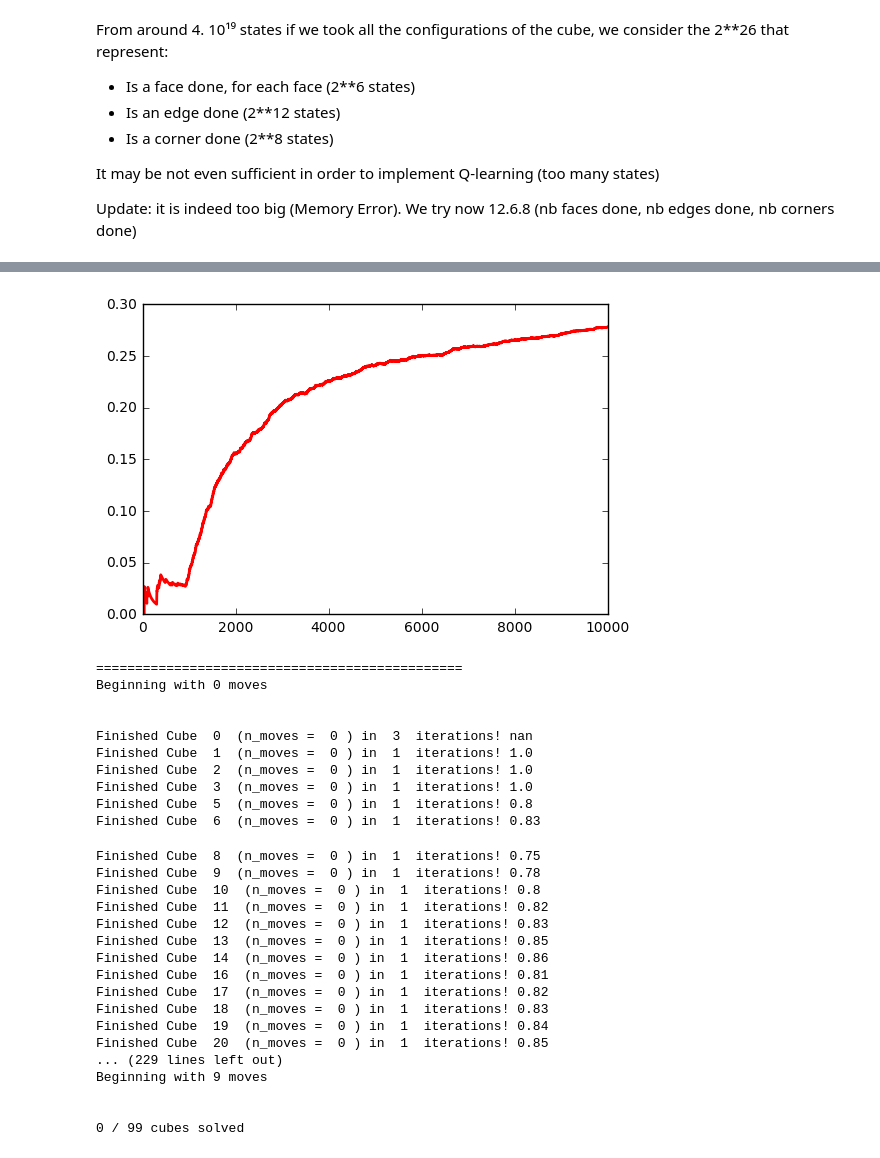
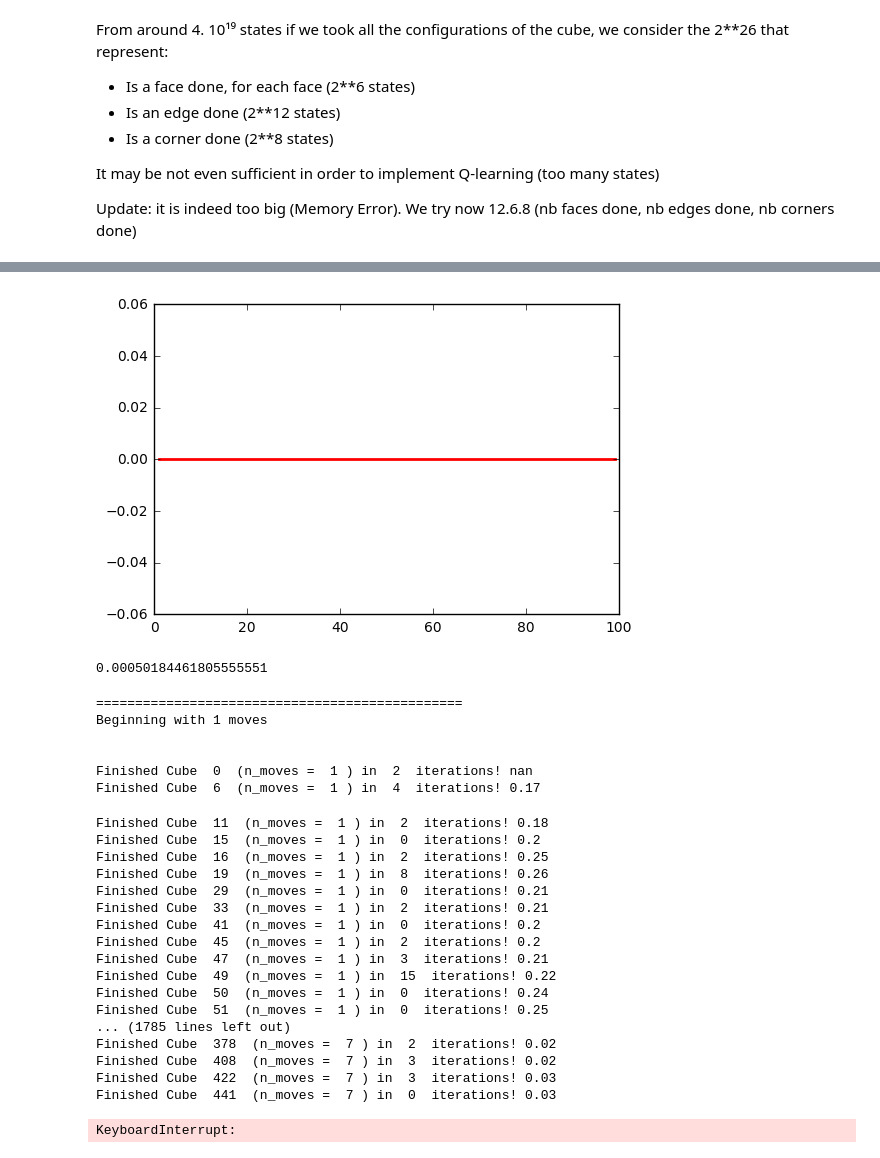
Before and after one commit to MarcSzafraniec/RubiksLearning, a Jupyter notebook: Q_learning_basic.ipynb, the cells around one changed output, grey strips where cells are left out. Cells and saved outputs as stored; diff of their text form; code cells hidden in the pictures.

```diff
--- a/Q_learning_basic.ipynb
+++ b/Q_learning_basic.ipynb
@@ -30,4 +30,7 @@ epsilon = 0.15
 beta = 3./4
+# %%
+def entropy(c):
+    return np.sum([len(np.unique(c.stickers[i])) for i in range(len(c.stickers))])
 # %%
 def all_actions(N): #rotate by +90° / by -90°
     actions = []
@@ -45,7 +48,7 @@ def reward_cube(c):
     nce = numCompleteEdges(c,edges)
     ncc = numCompleteCorners(c,corners)
 
-    return 2*nce + 3*ncc + 50*ncf
+    return 2*nce + 3*ncc + 150*ncf - entropy(c)
 
 def state_cube(c):
     #determining the new state
@@ -98,6 +101,7 @@ def Q_learning(c_init,Tmax,nb_episodes, n_moves,Q_t = None, N = None):
     nb_iterations = []
 
     for episode in range(nb_episodes):
+#         print("======================== New Episode ",episode,"=========================")
         c = copy.deepcopy(c_init)
         c.randomize(n_moves) #we randomize n_moves times in order to have a "well mixed" cube
         cumulated_reward = 0
@@ -114,12 +118,11 @@ def Q_learning(c_init,Tmax,nb_episodes, n_moves,Q_t = None, N = None):
                 index_action = rd.randint(0,nb_actions-1)
             a_t = index_action
             f,l,d = actions[a_t]
-            c.move(f,l,d)
-            R_t = reward_cube(c)
 #             c.render()
 #             plt.show()
-#             print(R_t)
-
+#             c.move(f,l,d)
+            R_t = reward_cube(c)
+#             print(i,"-",R_t)
             #determining the new state
             corners_new,faces_new = state_cube(c)
 
@@ -133,6 +136,8 @@ def Q_learning(c_init,Tmax,nb_episodes, n_moves,Q_t = None, N = None):
 
             if corners_new == 255 and faces_new == 63:
                 print("Finished Cube ",episode," (n_moves = ",n_moves,") in ",i," iterations!", round(np.sum(np.array(nb_iterations) != Tmax)/episode,2))
+                Q_t[corners,faces,a_t] = (1 - alpha(N[corners,faces,a_t])) * Q_t[corners,faces,a_t] + \
+                    alpha(N[corners,faces,a_t])*10000
                 nb_iterations[-1] = i
                 break
 
@@ -143,5 +148,5 @@ def Q_learning(c_init,Tmax,nb_episodes, n_moves,Q_t = None, N = None):
 
     return N,Q_t,list_cumulated_reward,list_rewards,nb_iterations
 # %%
-N,Q_learned,list_cumulated_reward,list_rewards,nb_iterations = Q_learning(c_init=Cube(3),Tmax=15,nb_episodes=10000,n_moves = 2)
+N,Q_learned,list_cumulated_reward,list_rewards,nb_iterations = Q_learning(c_init=Cube(3),Tmax=10,nb_episodes=100,n_moves = 1)
 # %% [output]
@@ -165,42 +154,43 @@ Finished Cube  9999  (n_moves =  2 ) in  5  iterations! 0.28
 # %%
 # plt.plot(nb_iterations, "b")
-plt.plot([np.sum(np.array(nb_iterations)[:i] != 15)/i for i in range(len(nb_iterations))], "r", linewidth = 2)
+plt.plot([np.sum(np.array(nb_iterations)[:i] != 10)/i for i in range(len(nb_iterations))], "r", linewidth = 2)
 plt.show()
 # %% [output]
-[figure, old version]
+[figure, new version]
+# %%
+np.sum(Q_learned != 1)/Q_learned.size
+# %% [output]
+0.00050184461805555551
 # %%
 N = None
 Q_learned = None
 
-for n_moves in range(10):
+for n_moves in range(1,10):
 
     print("\n===============================================\nBeginning with",n_moves,"moves\n\n")
-    N,Q_learned,list_cumulated_reward,list_rewards,nb_iterations = Q_learning(c_init=Cube(3),Tmax=100,nb_episodes=100,n_moves = n_moves,Q_t = Q_learned,N = N)
+    N,Q_learned,list_cumulated_reward,list_rewards,nb_iterations = Q_learning(c_init=Cube(3),Tmax=30,nb_episodes=1000,n_moves = n_moves,Q_t = Q_learned,N = N)
 # %% [output]
 ===============================================
-Beginning with 0 moves
+Beginning with 1 moves
 
 
-Finished Cube  0  (n_moves =  0 ) in  3  iterations! nan
-Finished Cube  1  (n_moves =  0 ) in  1  iterations! 1.0
-Finished Cube  2  (n_moves =  0 ) in  1  iterations! 1.0
-Finished Cube  3  (n_moves =  0 ) in  1  iterations! 1.0
-Finished Cube  5  (n_moves =  0 ) in  1  iterations! 0.8
-Finished Cube  6  (n_moves =  0 ) in  1  iterations! 0.83
+Finished Cube  0  (n_moves =  1 ) in  2  iterations! nan
+Finished Cube  6  (n_moves =  1 ) in  4  iterations! 0.17
-Finished Cube  8  (n_moves =  0 ) in  1  iterations! 0.75
-Finished Cube  9  (n_moves =  0 ) in  1  iterations! 0.78
-Finished Cube  10  (n_moves =  0 ) in  1  iterations! 0.8
-Finished Cube  11  (n_moves =  0 ) in  1  iterations! 0.82
-Finished Cube  12  (n_moves =  0 ) in  1  iterations! 0.83
-Finished Cube  13  (n_moves =  0 ) in  1  iterations! 0.85
-Finished Cube  14  (n_moves =  0 ) in  1  iterations! 0.86
-Finished Cube  16  (n_moves =  0 ) in  1  iterations! 0.81
-Finished Cube  17  (n_moves =  0 ) in  1  iterations! 0.82
-Finished Cube  18  (n_moves =  0 ) in  1  iterations! 0.83
-Finished Cube  19  (n_moves =  0 ) in  1  iterations! 0.84
-Finished Cube  20  (n_moves =  0 ) in  1  iterations! 0.85
-... (229 lines left out)
-Beginning with 9 moves
-
-
-0 / 99 cubes solved
+Finished Cube  11  (n_moves =  1 ) in  2  iterations! 0.18
+Finished Cube  15  (n_moves =  1 ) in  0  iterations! 0.2
+Finished Cube  16  (n_moves =  1 ) in  2  iterations! 0.25
+Finished Cube  19  (n_moves =  1 ) in  8  iterations! 0.26
+Finished Cube  29  (n_moves =  1 ) in  0  iterations! 0.21
+Finished Cube  33  (n_moves =  1 ) in  2  iterations! 0.21
+Finished Cube  41  (n_moves =  1 ) in  0  iterations! 0.2
+Finished Cube  45  (n_moves =  1 ) in  2  iterations! 0.2
+Finished Cube  47  (n_moves =  1 ) in  3  iterations! 0.21
+Finished Cube  49  (n_moves =  1 ) in  15  iterations! 0.22
+Finished Cube  50  (n_moves =  1 ) in  0  iterations! 0.24
+Finished Cube  51  (n_moves =  1 ) in  0  iterations! 0.25
+... (1785 lines left out)
+Finished Cube  378  (n_moves =  7 ) in  2  iterations! 0.02
+Finished Cube  408  (n_moves =  7 ) in  3  iterations! 0.02
+Finished Cube  422  (n_moves =  7 ) in  3  iterations! 0.03
+Finished Cube  441  (n_moves =  7 ) in  0  iterations! 0.03
+KeyboardInterrupt:
```
Also changed, not shown: parts of 3 cells of this notebook, 2 other files.
